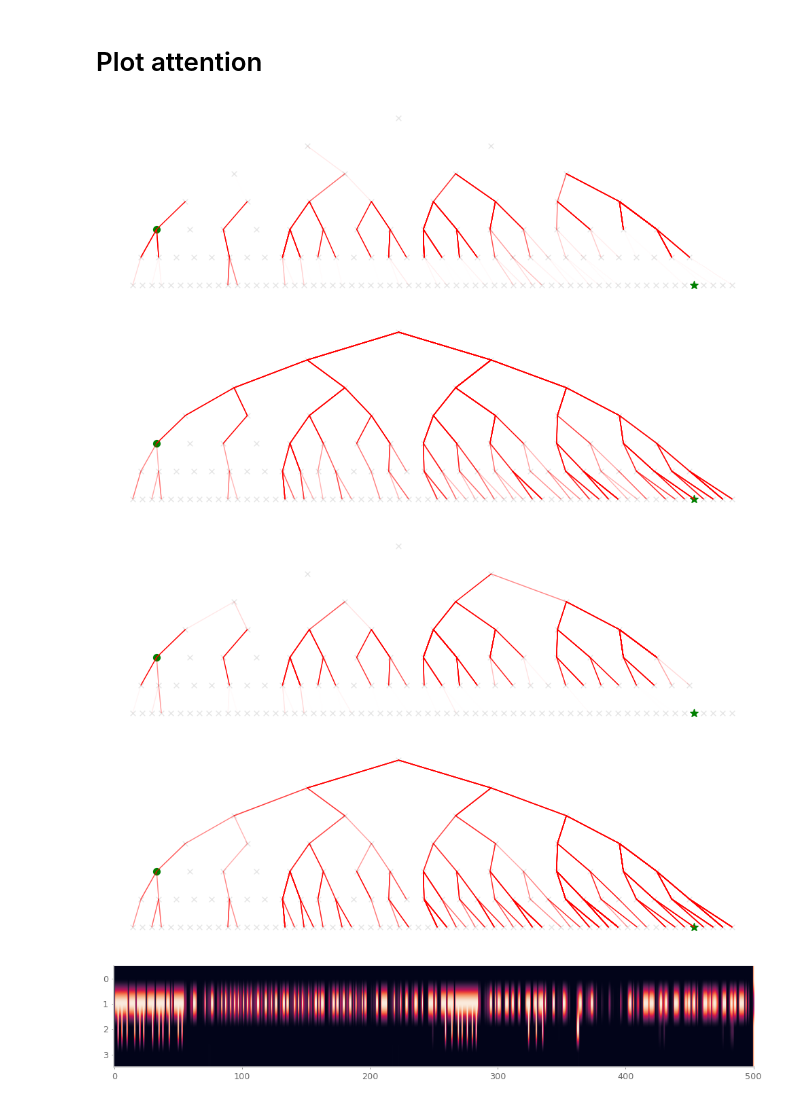
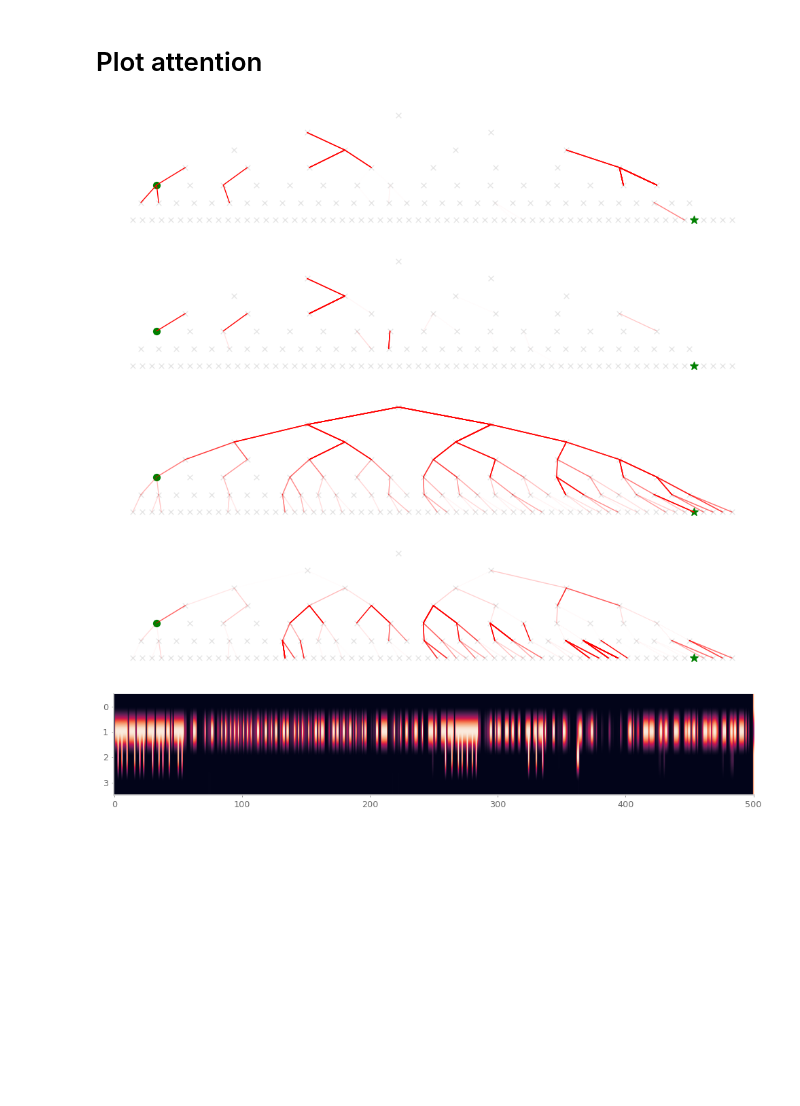
Before and after one commit to chingf/icl-maze, a Jupyter notebook: notebooks/04_attention.ipynb, the cells around one changed output. Drawn from its saved outputs; the diff is of its cells as text; code cells hidden in the pictures; blank space fills up the shorter version.

```diff
--- a/notebooks/04_attention.ipynb
+++ b/notebooks/04_attention.ipynb
@@ -109,7 +109,7 @@ with torch.no_grad():
 # %%
 def plot_trajectory(
         states, next_states, query_state, attentions, env):
-    fig, ax = plt.subplots(figsize=(10, 3))
+    fig, ax = plt.subplots(figsize=(10, 2))
     per_path_offset = 2**(env.max_layers+3)
     max_nodes_per_layer = 2**(env.max_layers)
     goal_node = env.node_map[tuple(env.goal.tolist())]
@@ -143,7 +143,7 @@ def plot_trajectory(
         goal_state[1], -goal_state[0],
         c='green', alpha=1, s=75, marker='*')
 
-    attentions = attentions/np.percentile(attentions, 90)
+    attentions = attentions/np.percentile(attentions, 98)
     attentions = np.clip(attentions, 0, 1)
 
     for state, next_state, attention in zip(states, next_states, attentions):
@@ -187,15 +187,15 @@ next_states = np.array(next_states)
 query_node = env.node_map[tuple(batch['query_states'].cpu().numpy().squeeze().tolist())]
 query_state = [query_node.layer, query_node.pos]
 # %%
-layer = 2
+layer = 0
 attn = model.activations['attentions'][layer].cpu().numpy().squeeze()
 for head in range(model.n_head):
     plot_trajectory(states, next_states, query_state, attn[head, -1, :-1], env)
 # %% [output]
-[figure, old version]
+[figure, new version]
-[figure, old version]
+[figure, new version]
-[figure, old version]
+[figure, new version]
-[figure, old version]
+[figure, new version]
 # %%
 _attn = attn.copy()
 _attn = _attn/np.percentile(_attn, 90)
```
Also changed, not shown: 3 other files.
